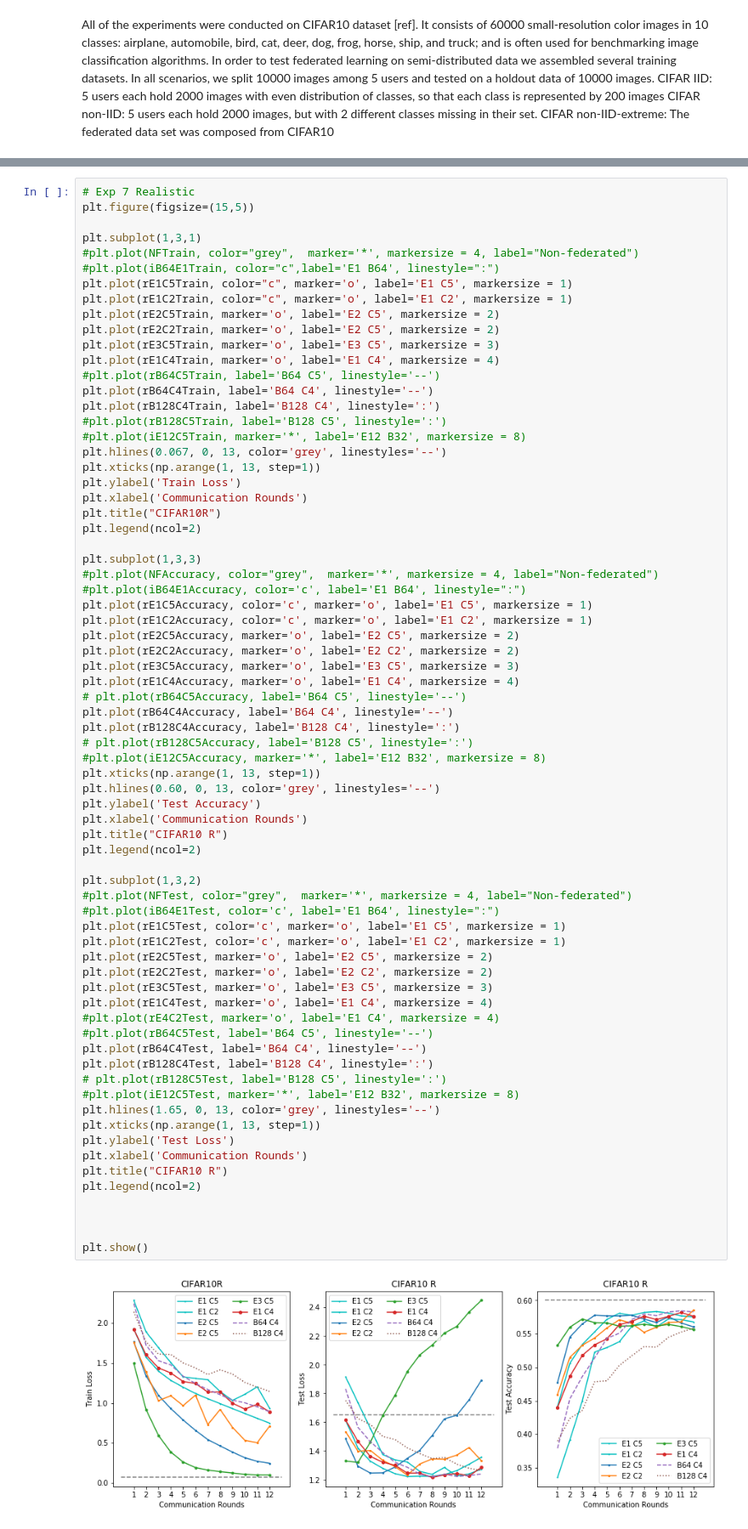
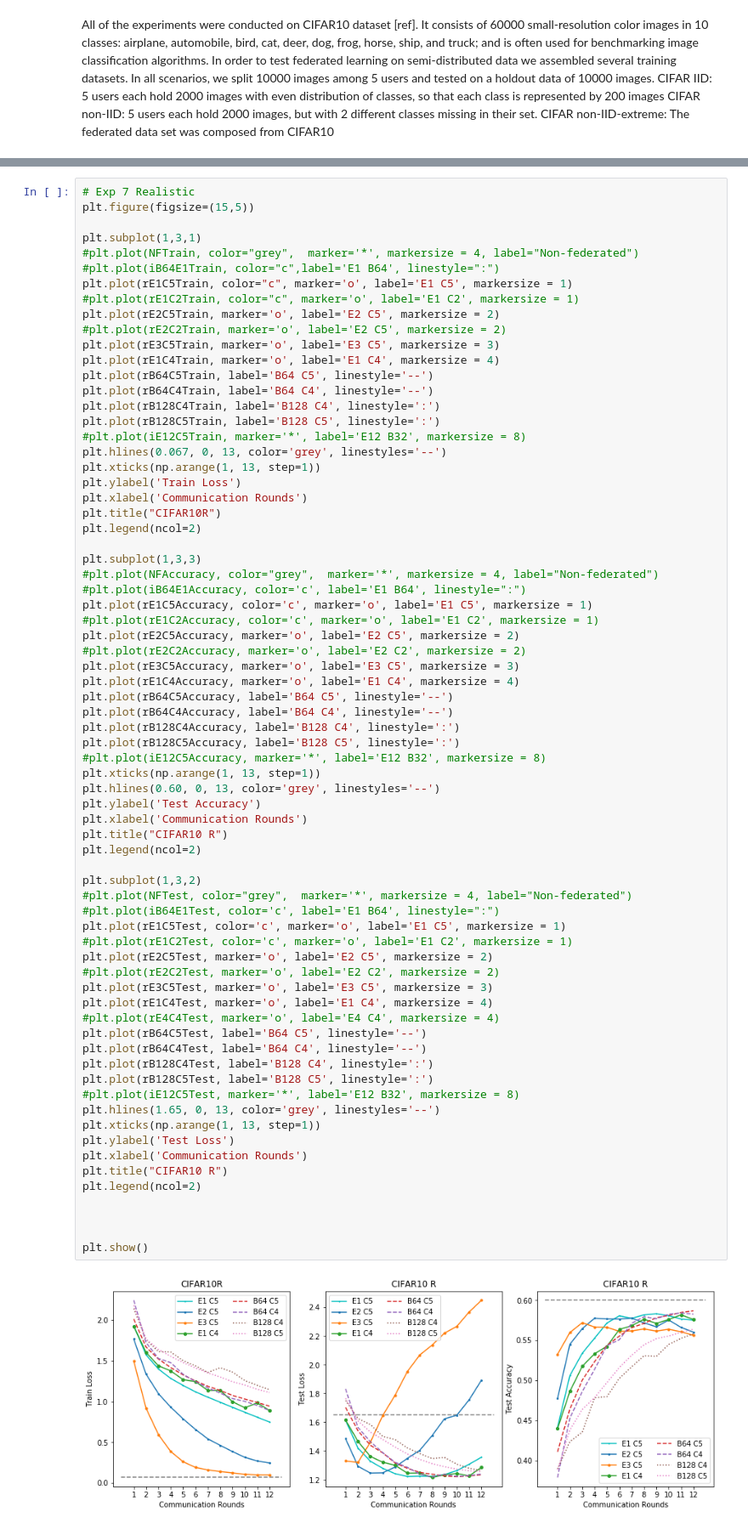
Before and after one commit to abogdanova/FedMed, a Jupyter notebook: Experiments.ipynb, the cells around one changed output, grey strips where cells are left out. Shown at 85% size. Drawn from its saved outputs; the diff is of its cells as text.

```diff
--- a/Experiments.ipynb
+++ b/Experiments.ipynb
@@ -170,15 +171,15 @@ plt.subplot(1,3,1)
 #plt.plot(NFTrain, color="grey",  marker='*', markersize = 4, label="Non-federated")
 #plt.plot(iB64E1Train, color="c",label='E1 B64', linestyle=":")
 plt.plot(rE1C5Train, color="c", marker='o', label='E1 C5', markersize = 1)
-plt.plot(rE1C2Train, color="c", marker='o', label='E1 C2', markersize = 1)
+#plt.plot(rE1C2Train, color="c", marker='o', label='E1 C2', markersize = 1)
 plt.plot(rE2C5Train, marker='o', label='E2 C5', markersize = 2)
-plt.plot(rE2C2Train, marker='o', label='E2 C5', markersize = 2)
+#plt.plot(rE2C2Train, marker='o', label='E2 C5', markersize = 2)
 plt.plot(rE3C5Train, marker='o', label='E3 C5', markersize = 3)
 plt.plot(rE1C4Train, marker='o', label='E1 C4', markersize = 4)
-#plt.plot(rB64C5Train, label='B64 C5', linestyle='--')
+plt.plot(rB64C5Train, label='B64 C5', linestyle='--')
 plt.plot(rB64C4Train, label='B64 C4', linestyle='--')
 plt.plot(rB128C4Train, label='B128 C4', linestyle=':')
-#plt.plot(rB128C5Train, label='B128 C5', linestyle=':')
+plt.plot(rB128C5Train, label='B128 C5', linestyle=':')
 #plt.plot(iE12C5Train, marker='*', label='E12 B32', markersize = 8)
 plt.hlines(0.067, 0, 13, color='grey', linestyles='--')
 plt.xticks(np.arange(1, 13, step=1))
@@ -191,50 +192,50 @@ plt.subplot(1,3,3)
 #plt.plot(NFAccuracy, color="grey",  marker='*', markersize = 4, label="Non-federated")
 #plt.plot(iB64E1Accuracy, color='c', label='E1 B64', linestyle=":")
 plt.plot(rE1C5Accuracy, color='c', marker='o', label='E1 C5', markersize = 1)
-plt.plot(rE1C2Accuracy, color='c', marker='o', label='E1 C2', markersize = 1)
+#plt.plot(rE1C2Accuracy, color='c', marker='o', label='E1 C2', markersize = 1)
 plt.plot(rE2C5Accuracy, marker='o', label='E2 C5', markersize = 2)
-plt.plot(rE2C2Accuracy, marker='o', label='E2 C2', markersize = 2)
+#plt.plot(rE2C2Accuracy, marker='o', label='E2 C2', markersize = 2)
 plt.plot(rE3C5Accuracy, marker='o', label='E3 C5', markersize = 3)
 plt.plot(rE1C4Accuracy, marker='o', label='E1 C4', markersize = 4)
-# plt.plot(rB64C5Accuracy, label='B64 C5', linestyle='--')
+plt.plot(rB64C5Accuracy, label='B64 C5', linestyle='--')
 plt.plot(rB64C4Accuracy, label='B64 C4', linestyle='--')
 plt.plot(rB128C4Accuracy, label='B128 C4', linestyle=':')
-# plt.plot(rB128C5Accuracy, label='B128 C5', linestyle=':')
+plt.plot(rB128C5Accuracy, label='B128 C5', linestyle=':')
 #plt.plot(iE12C5Accuracy, marker='*', label='E12 B32', markersize = 8)
 plt.xticks(np.arange(1, 13, step=1))
 plt.hlines(0.60, 0, 13, color='grey', linestyles='--')
 plt.ylabel('Test Accuracy')
 plt.xlabel('Communication Rounds')
 plt.title("CIFAR10 R")
 plt.legend(ncol=2)
 
 plt.subplot(1,3,2)
 #plt.plot(NFTest, color="grey",  marker='*', markersize = 4, label="Non-federated")
 #plt.plot(iB64E1Test, color='c', label='E1 B64', linestyle=":")
 plt.plot(rE1C5Test, color='c', marker='o', label='E1 C5', markersize = 1)
-plt.plot(rE1C2Test, color='c', marker='o', label='E1 C2', markersize = 1)
+#plt.plot(rE1C2Test, color='c', marker='o', label='E1 C2', markersize = 1)
 plt.plot(rE2C5Test, marker='o', label='E2 C5', markersize = 2)
-plt.plot(rE2C2Test, marker='o', label='E2 C2', markersize = 2)
+#plt.plot(rE2C2Test, marker='o', label='E2 C2', markersize = 2)
 plt.plot(rE3C5Test, marker='o', label='E3 C5', markersize = 3)
 plt.plot(rE1C4Test, marker='o', label='E1 C4', markersize = 4)
-#plt.plot(rE4C2Test, marker='o', label='E1 C4', markersize = 4)
-#plt.plot(rB64C5Test, label='B64 C5', linestyle='--')
+#plt.plot(rE4C4Test, marker='o', label='E4 C4', markersize = 4)
+plt.plot(rB64C5Test, label='B64 C5', linestyle='--')
 plt.plot(rB64C4Test, label='B64 C4', linestyle='--')
 plt.plot(rB128C4Test, label='B128 C4', linestyle=':')
-# plt.plot(rB128C5Test, label='B128 C5', linestyle=':')
+plt.plot(rB128C5Test, label='B128 C5', linestyle=':')
 #plt.plot(iE12C5Test, marker='*', label='E12 B32', markersize = 8)
 plt.hlines(1.65, 0, 13, color='grey', linestyles='--')
 plt.xticks(np.arange(1, 13, step=1))
 plt.ylabel('Test Loss')
 plt.xlabel('Communication Rounds')
 plt.title("CIFAR10 R")
 plt.legend(ncol=2)
 
 
 
 plt.show()
 # %% [output]
-[figure, old version]
+[figure, new version]
 # %%
 ## Exp 7 IID
 plt.figure(figsize=(15,5))
```
Also changed, not shown: parts of 4 cells of this notebook, 21 other files.
